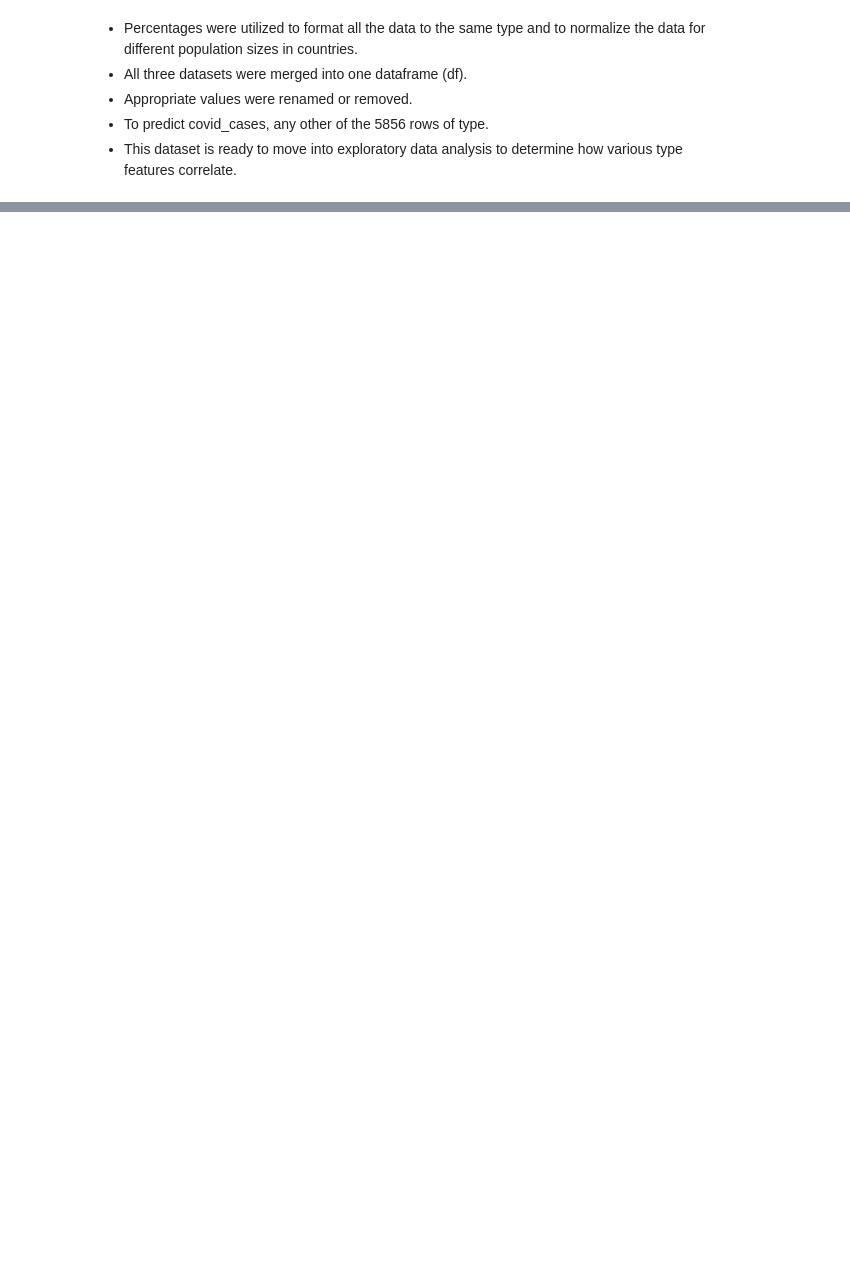
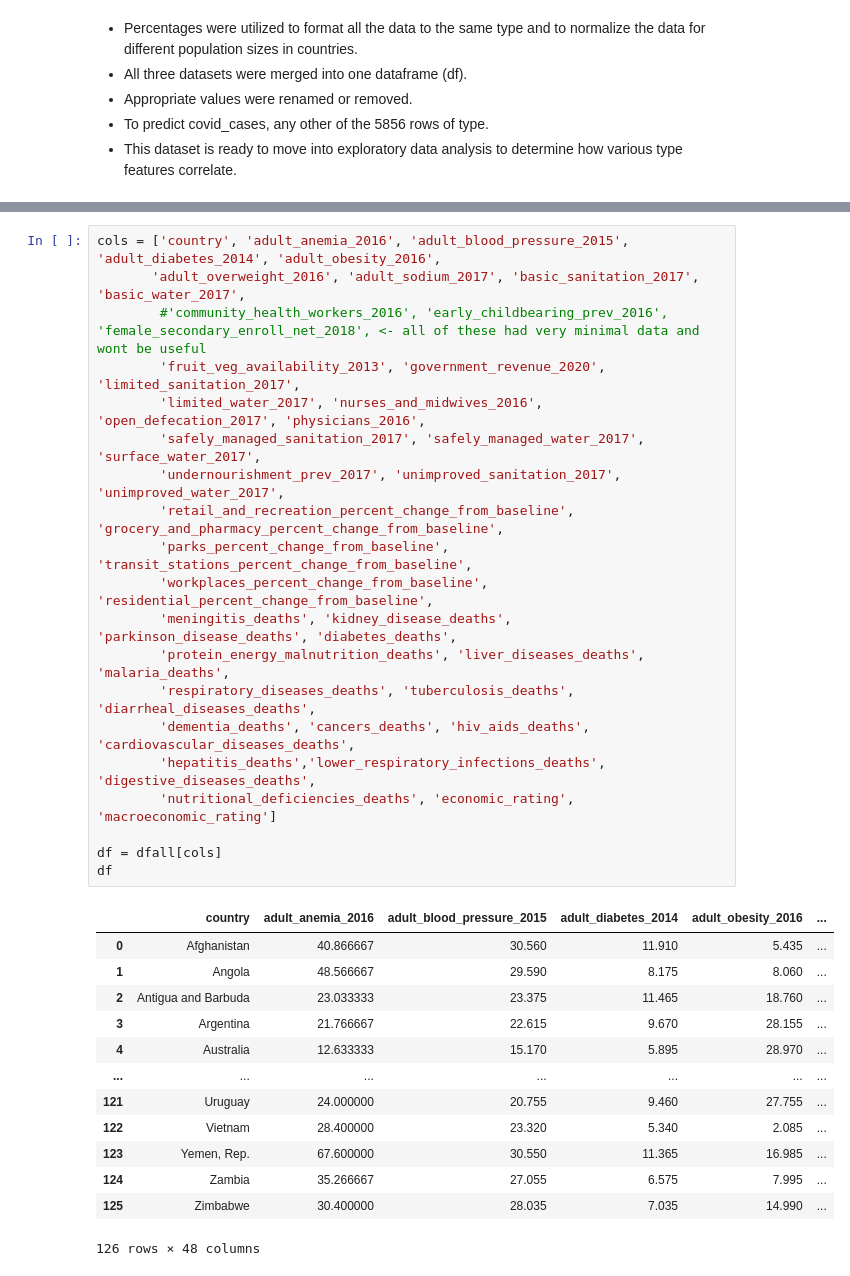
Before and after one commit to grykah/SBwork, a Jupyter notebook: Capstone2/AnalysisCode/DataWrangling/2.Capstone2_dataWrangling.ipynb, the cells around one changed output, grey strips where cells are left out. Drawn from its saved outputs; the diff is of its cells as text; blank space fills up the shorter version.

```diff
--- a/Capstone2/AnalysisCode/DataWrangling/2.Capstone2_dataWrangling.ipynb
+++ b/Capstone2/AnalysisCode/DataWrangling/2.Capstone2_dataWrangling.ipynb
@@ -415,0 +465,34 @@ df.to_csv(dataOutPath, index = False)
+# %%
+cols = ['country', 'adult_anemia_2016', 'adult_blood_pressure_2015', 'adult_diabetes_2014', 'adult_obesity_2016',
+       'adult_overweight_2016', 'adult_sodium_2017', 'basic_sanitation_2017', 'basic_water_2017',
+        #'community_health_workers_2016', 'early_childbearing_prev_2016', 'female_secondary_enroll_net_2018', <- all of these had very minimal data and wont be useful
+        'fruit_veg_availability_2013', 'government_revenue_2020', 'limited_sanitation_2017',
+        'limited_water_2017', 'nurses_and_midwives_2016', 'open_defecation_2017', 'physicians_2016',
+        'safely_managed_sanitation_2017', 'safely_managed_water_2017', 'surface_water_2017',
+        'undernourishment_prev_2017', 'unimproved_sanitation_2017', 'unimproved_water_2017',
+        'retail_and_recreation_percent_change_from_baseline', 'grocery_and_pharmacy_percent_change_from_baseline',
+        'parks_percent_change_from_baseline', 'transit_stations_percent_change_from_baseline',
+        'workplaces_percent_change_from_baseline', 'residential_percent_change_from_baseline',
+        'meningitis_deaths', 'kidney_disease_deaths', 'parkinson_disease_deaths', 'diabetes_deaths',
+        'protein_energy_malnutrition_deaths', 'liver_diseases_deaths', 'malaria_deaths',
+        'respiratory_diseases_deaths', 'tuberculosis_deaths', 'diarrheal_diseases_deaths',
+        'dementia_deaths', 'cancers_deaths', 'hiv_aids_deaths', 'cardiovascular_diseases_deaths',
+        'hepatitis_deaths','lower_respiratory_infections_deaths', 'digestive_diseases_deaths',
+        'nutritional_deficiencies_deaths', 'economic_rating', 'macroeconomic_rating']
+
+df = dfall[cols]
+df
+# %% [output]
+|  | country | adult_anemia_2016 | adult_blood_pressure_2015 | adult_diabetes_2014 | adult_obesity_2016 | ... |
+| 0 | Afghanistan | 40.866667 | 30.560 | 11.910 | 5.435 | ... |
+| 1 | Angola | 48.566667 | 29.590 | 8.175 | 8.060 | ... |
+| 2 | Antigua and Barbuda | 23.033333 | 23.375 | 11.465 | 18.760 | ... |
+| 3 | Argentina | 21.766667 | 22.615 | 9.670 | 28.155 | ... |
+| 4 | Australia | 12.633333 | 15.170 | 5.895 | 28.970 | ... |
+| ... | ... | ... | ... | ... | ... | ... |
+| 121 | Uruguay | 24.000000 | 20.755 | 9.460 | 27.755 | ... |
+| 122 | Vietnam | 28.400000 | 23.320 | 5.340 | 2.085 | ... |
+| 123 | Yemen, Rep. | 67.600000 | 30.550 | 11.365 | 16.985 | ... |
+| 124 | Zambia | 35.266667 | 27.055 | 6.575 | 7.995 | ... |
+| 125 | Zimbabwe | 30.400000 | 28.035 | 7.035 | 14.990 | ... |
+126 rows × 48 columns
```
Also changed, not shown: parts of 10 cells of this notebook.
